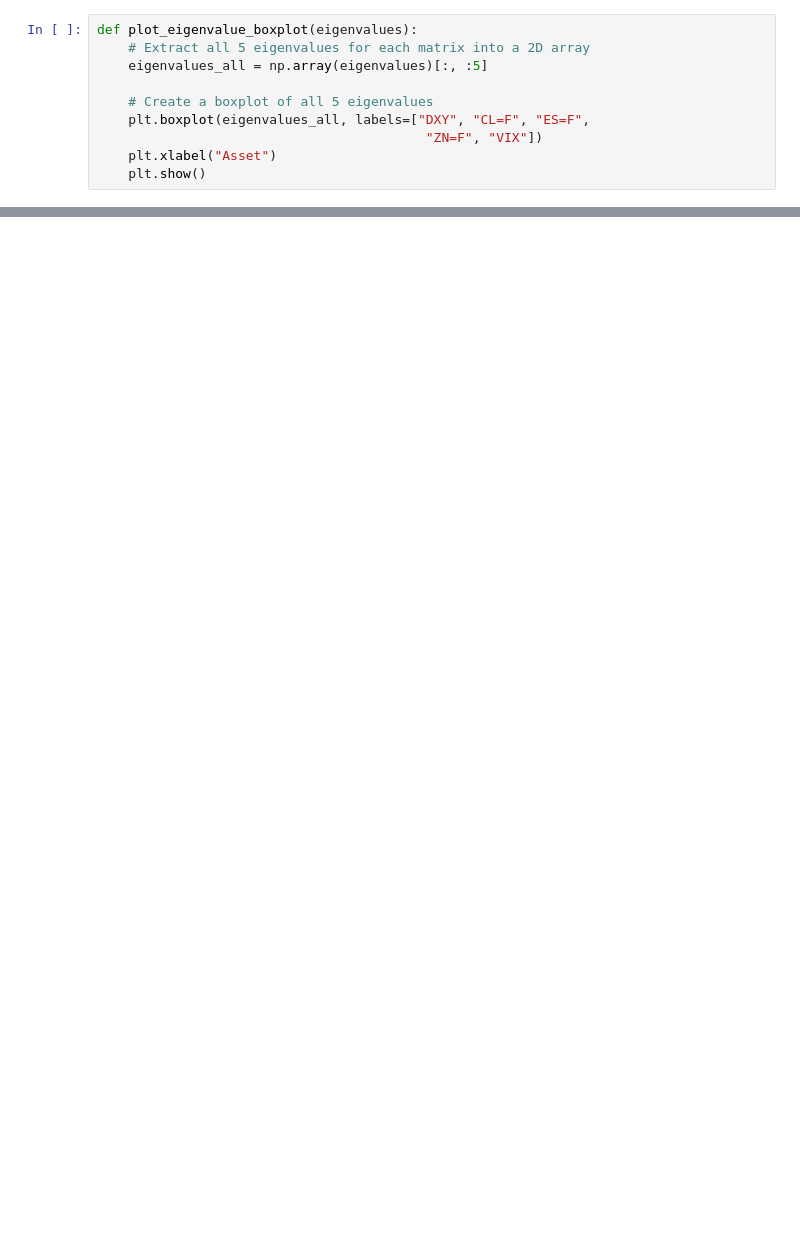
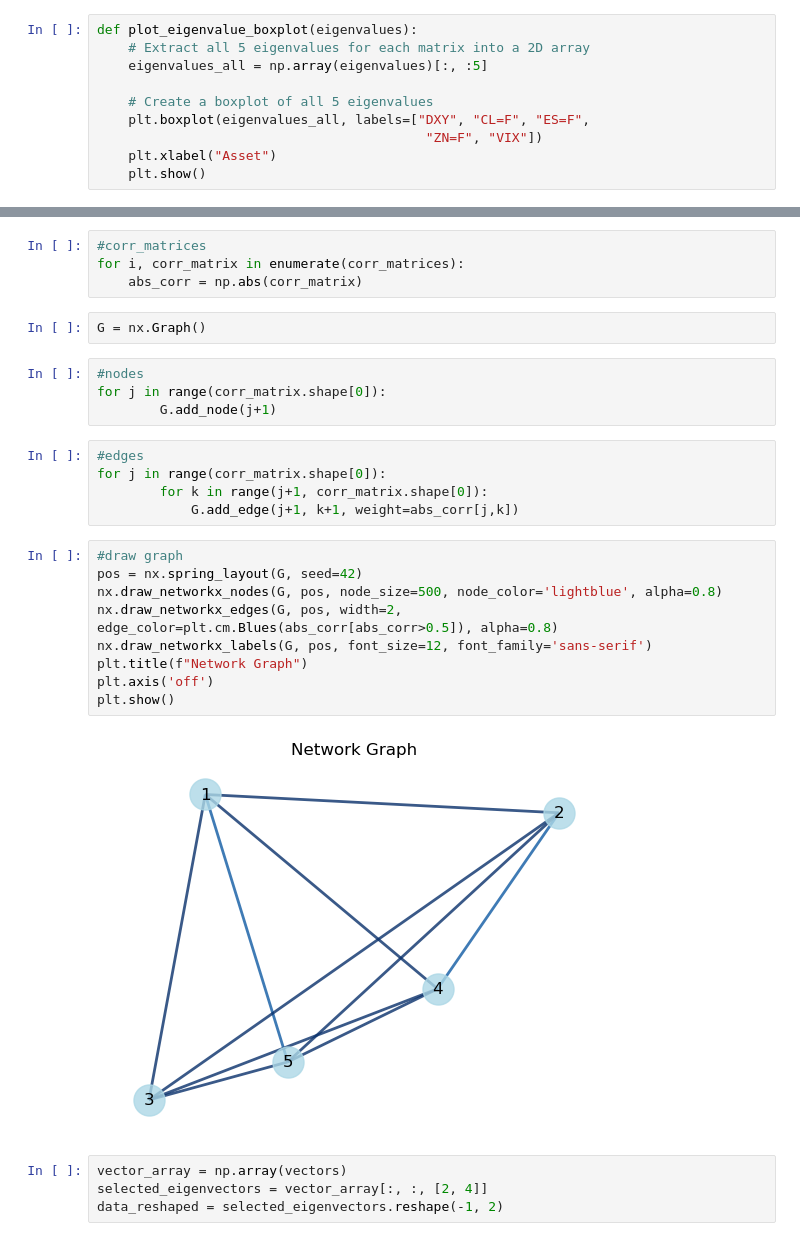
Before and after one commit to cgowda337/Stock-Market-Data, a Jupyter notebook: Dislocation Model.ipynb, the cells around one changed output, grey strips where cells are left out. Saved outputs shown, nothing was run; the diff lists cells and outputs as text; blank space fills up the shorter version.

```diff
--- a/Dislocation Model.ipynb
+++ b/Dislocation Model.ipynb
@@ -170,0 +169,30 @@ plot_eigenvalue_boxplot(np.real(values))
+# %%
+#corr_matrices
+for i, corr_matrix in enumerate(corr_matrices):
+    abs_corr = np.abs(corr_matrix)
+# %%
+G = nx.Graph()
+# %%
+#nodes
+for j in range(corr_matrix.shape[0]):
+        G.add_node(j+1)
+# %%
+#edges
+for j in range(corr_matrix.shape[0]):
+        for k in range(j+1, corr_matrix.shape[0]):
+            G.add_edge(j+1, k+1, weight=abs_corr[j,k])
+# %%
+#draw graph
+pos = nx.spring_layout(G, seed=42)
+nx.draw_networkx_nodes(G, pos, node_size=500, node_color='lightblue', alpha=0.8)
+nx.draw_networkx_edges(G, pos, width=2, edge_color=plt.cm.Blues(abs_corr[abs_corr>0.5]), alpha=0.8)
+nx.draw_networkx_labels(G, pos, font_size=12, font_family='sans-serif')
+plt.title(f"Network Graph")
+plt.axis('off')
+plt.show()
+# %% [output]
+[figure, added]
+# %%
+vector_array = np.array(vectors)
+selected_eigenvectors = vector_array[:, :, [2, 4]]
+data_reshaped = selected_eigenvectors.reshape(-1, 2)
```
Also changed, not shown: parts of 27 cells of this notebook.
